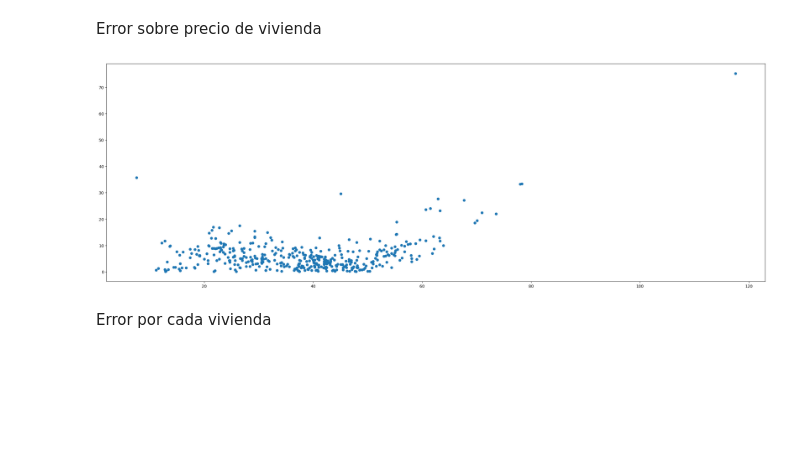
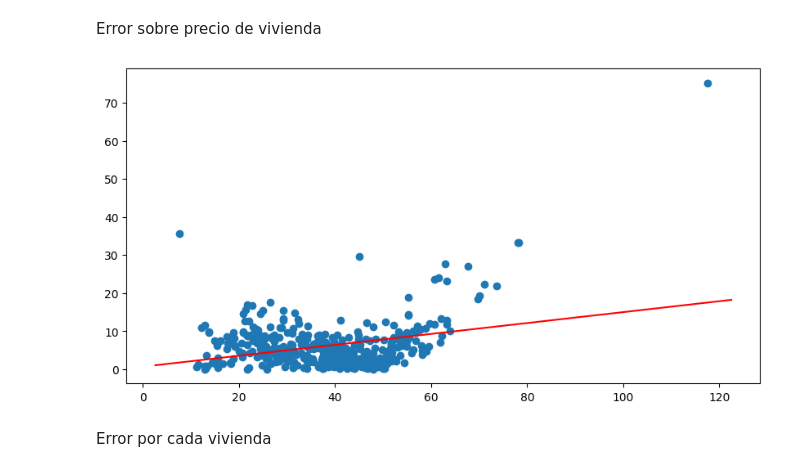
Before and after one commit to IgnacioPardo/Metodos_TP1, a Jupyter notebook: TP1.ipynb, the cells around one changed output. Saved outputs shown, nothing was run; the diff lists cells and outputs as text; code cells hidden in the pictures; blank space fills up the shorter version.

```diff
--- a/TP1.ipynb
+++ b/TP1.ipynb
@@ -364,8 +364,7 @@ def linear_regression_ones(X: np.ndarray, y: np.ndarray) -> np.ndarray:
     X_t_X = np.dot(X_t, X)
     X_t_X_inv = np.linalg.inv(X_t_X)
     X_t_X_inv_X_t = np.dot(X_t_X_inv, X_t)
-    B = np.dot(X_t_X_inv_X_t, y)
-    return B
+    return np.dot(X_t_X_inv_X_t, y)
 # %%
 linear_regression_ones(X, y)
 # %% [output]
@@ -563,12 +575,10 @@ y_pred: np.ndarray = np.dot(X_matrix_ones, b_)
 Graficamos el error cometido por cada casa.
 # %% [markdown]
 Error sobre precio de vivienda
-# %%
-plt.figure(figsize=(30, 10))
-plt.plot(y_matrix, abs(y_matrix - y_pred), 'o')
-plt.show()
-# %% [output]
-[figure, removed]
+# %%
+plot_regression_line(y_matrix, abs(y_matrix - y_pred), linear_regression_ones)
+# %% [output]
+[figure, added]
 # %% [markdown]
 Error por cada vivienda
 # %%
```
Also changed, not shown: parts of 20 cells of this notebook, 4 other files.
